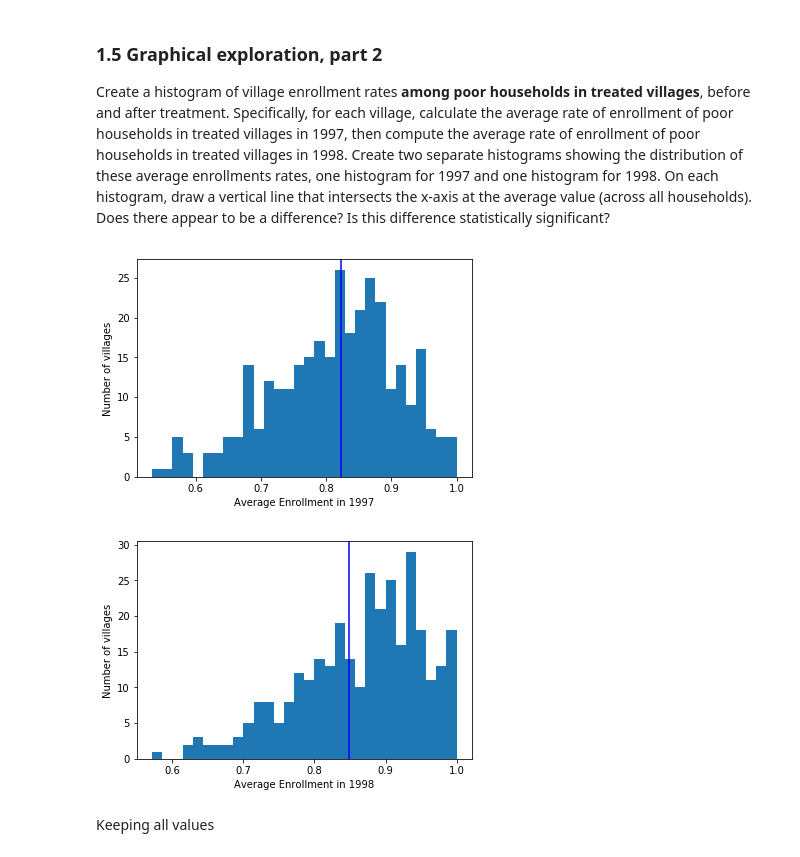
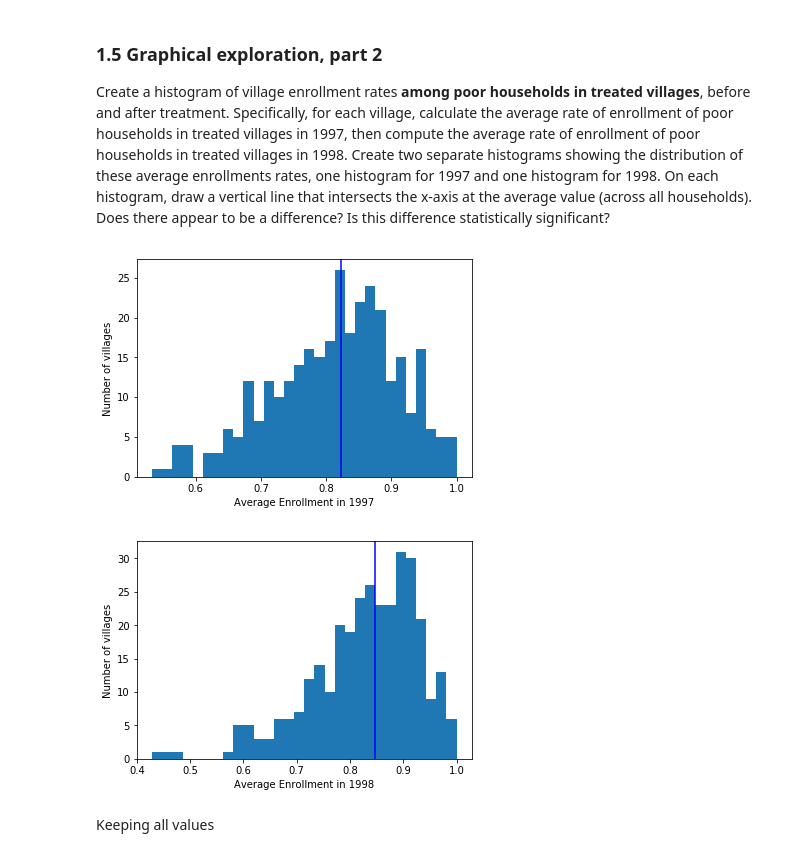
Before and after one commit to axelnine/INFX-574-Machine-Learning, a Jupyter notebook: Problem Sets/Problem Set 3/Prem_Shah_PS3.ipynb, the cells around one changed output. Saved outputs shown, nothing was run; the diff lists cells and outputs as text; code cells hidden in the pictures.

```diff
--- a/Problem Sets/Problem Set 3/Prem_Shah_PS3.ipynb
+++ b/Problem Sets/Problem Set 3/Prem_Shah_PS3.ipynb
@@ -280,23 +280,23 @@ enrollments rates, one histogram for 1997 and one histogram for
 x-axis at the average value (across all households). Does there appear
 to be a difference? Is this difference statistically significant?
 # %%
-x = treatment_poor_1997.groupby(['village'])['sc97'].mean()
+x = treatment_poor_1997.groupby(['village'])['sc'].mean()
 plt.hist(x, bins = 30)
 plt.axvline(treatment_poor_1997.sc.mean(), color='blue')
 plt.ylabel("Number of villages")
 plt.xlabel("Average Enrollment in 1997")
 plt.show()
 # %% [output]
-[figure, old version]
+[figure, new version]
 # %%
-y = treatment_poor_1998.groupby(['village'])['sc97'].mean()
+y = treatment_poor_1998.groupby(['village'])['sc'].mean()
 plt.hist(y,bins = 30)
 plt.axvline(treatment_poor_1998.sc.mean(), color='blue')
 plt.ylabel("Number of villages")
 plt.xlabel("Average Enrollment in 1998")
 plt.show()
 # %% [output]
-[figure, old version]
+[figure, new version]
 # %% [markdown]
 Keeping all values
 # %%
```
Also changed, not shown: parts of 3 cells of this notebook, 10 other files.
